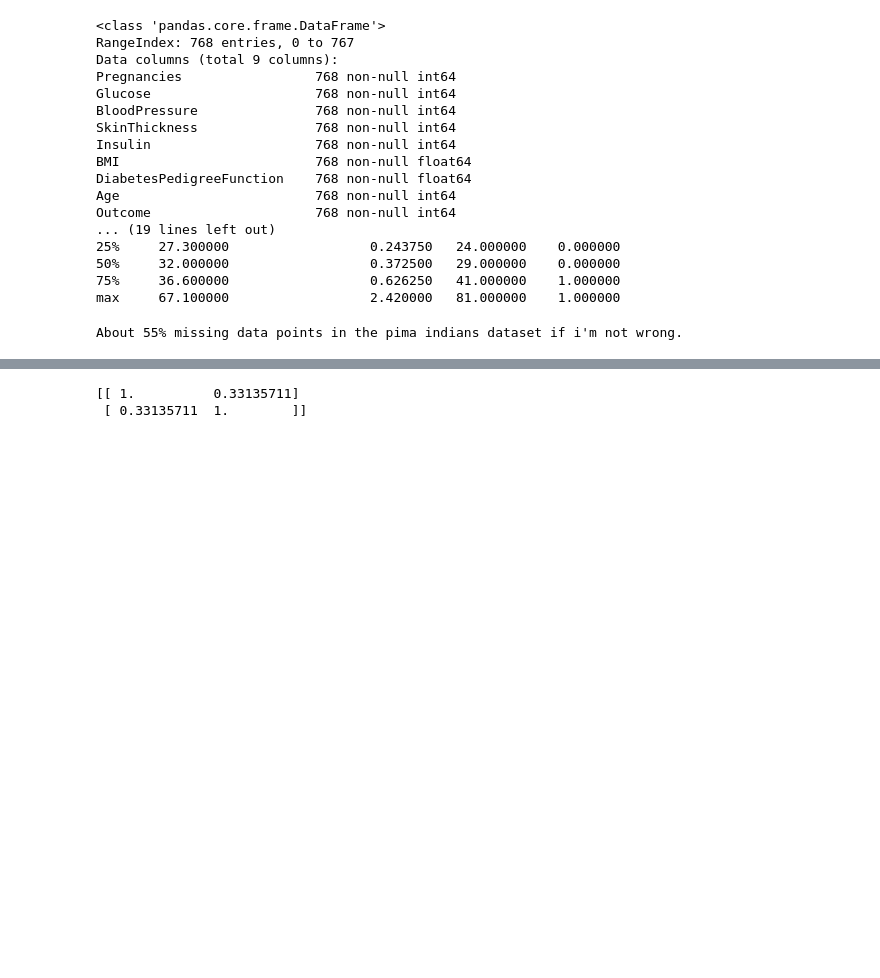
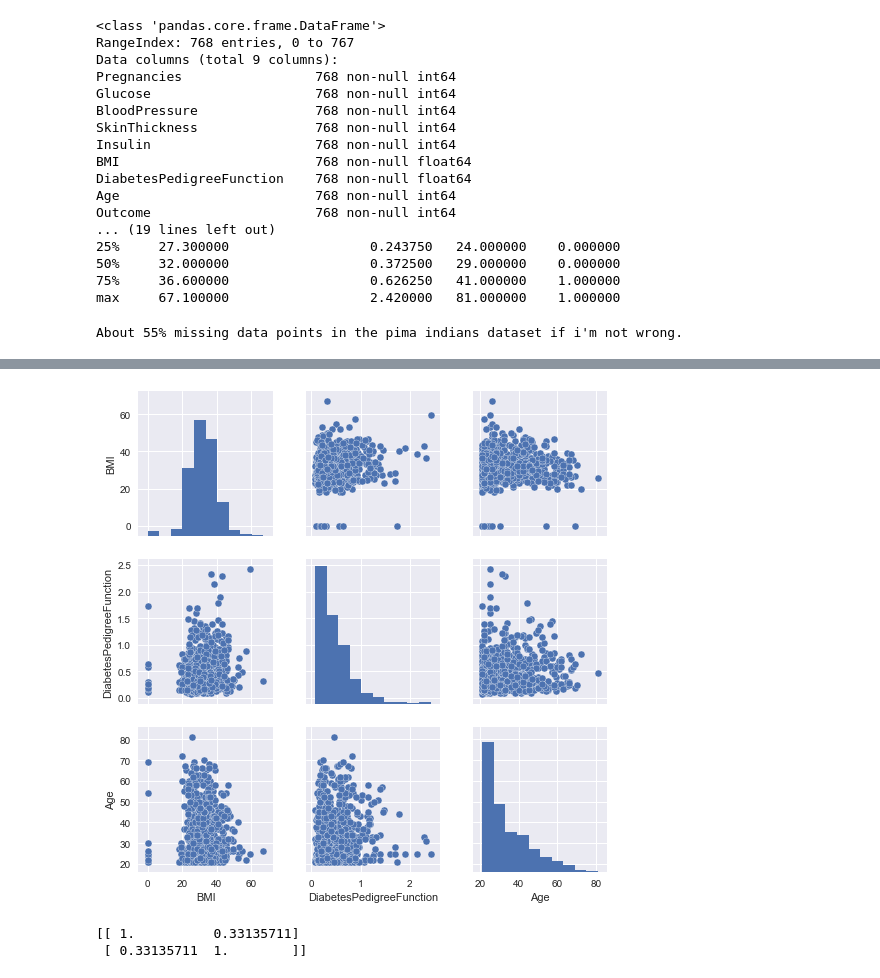
Before and after one commit to Shuyib/pimaMLsklearn, a Jupyter notebook: pima.indians.analysis.ipynb, the cells around one changed output, grey strips where cells are left out. Saved outputs shown, nothing was run; the diff lists cells and outputs as text; code cells hidden in the pictures; blank space fills up the shorter version.

```diff
--- a/pima.indians.analysis.ipynb
+++ b/pima.indians.analysis.ipynb
@@ -121,3 +121,9 @@ plt.show()
+# %%
+sns.pairplot(df, vars = ["BMI","DiabetesPedigreeFunction","Age"])
+
+plt.show()
+# %% [output]
+[figure, added]
 # %%
 # some variables seem correlated. Let's try finding the pearson correlation coefficient for one.
 # Let's try a correlation between Glucose column and Insulin
```
Also changed, not shown: parts of 4 cells of this notebook.
